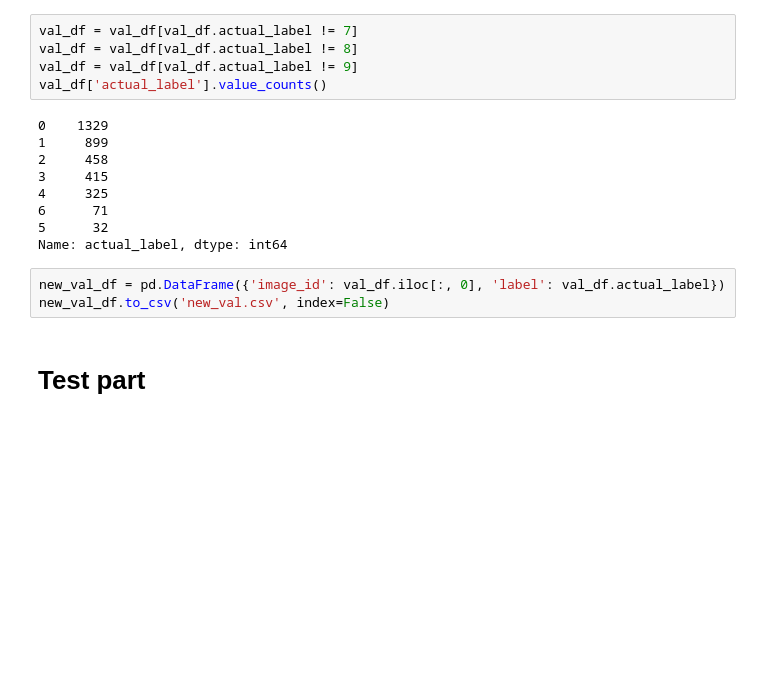
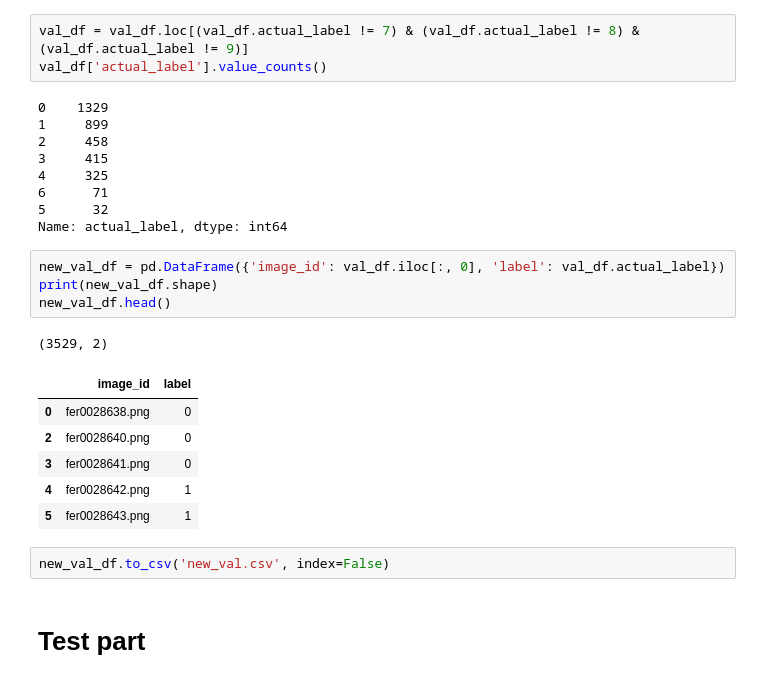
Before and after one commit to Emilien-mipt/fer-pytorch, a Jupyter notebook: FERplus_dataset/create_labels.ipynb, the cells around one changed output. Cells and saved outputs as stored; diff of their text form; blank space fills up the shorter version.

```diff
--- a/FERplus_dataset/create_labels.ipynb
+++ b/FERplus_dataset/create_labels.ipynb
@@ -145,9 +162,7 @@ val_df['actual_label'].value_counts()
 9       1
 Name: actual_label, dtype: int64
 # %%
-val_df = val_df[val_df.actual_label != 7]
-val_df = val_df[val_df.actual_label != 8]
-val_df = val_df[val_df.actual_label != 9]
+val_df = val_df.loc[(val_df.actual_label != 7) & (val_df.actual_label != 8) & (val_df.actual_label != 9)]
 val_df['actual_label'].value_counts()
 # %% [output]
 0    1329
@@ -160,7 +175,18 @@ val_df['actual_label'].value_counts()
 Name: actual_label, dtype: int64
 # %%
 new_val_df = pd.DataFrame({'image_id': val_df.iloc[:, 0], 'label': val_df.actual_label})
-new_val_df.to_csv('new_val.csv', index=False)
+print(new_val_df.shape)
+new_val_df.head()
+# %% [output]
+(3529, 2)
+|  | image_id | label |
+| 0 | fer0028638.png | 0 |
+| 2 | fer0028640.png | 0 |
+| 3 | fer0028641.png | 0 |
+| 4 | fer0028642.png | 1 |
+| 5 | fer0028643.png | 1 |
+# %%
+new_val_df.to_csv('new_val.csv', index=False)
 # %% [markdown]
 # Test part
 # %%
```
Also changed, not shown: parts of 28 cells of this notebook, 20 other files.
